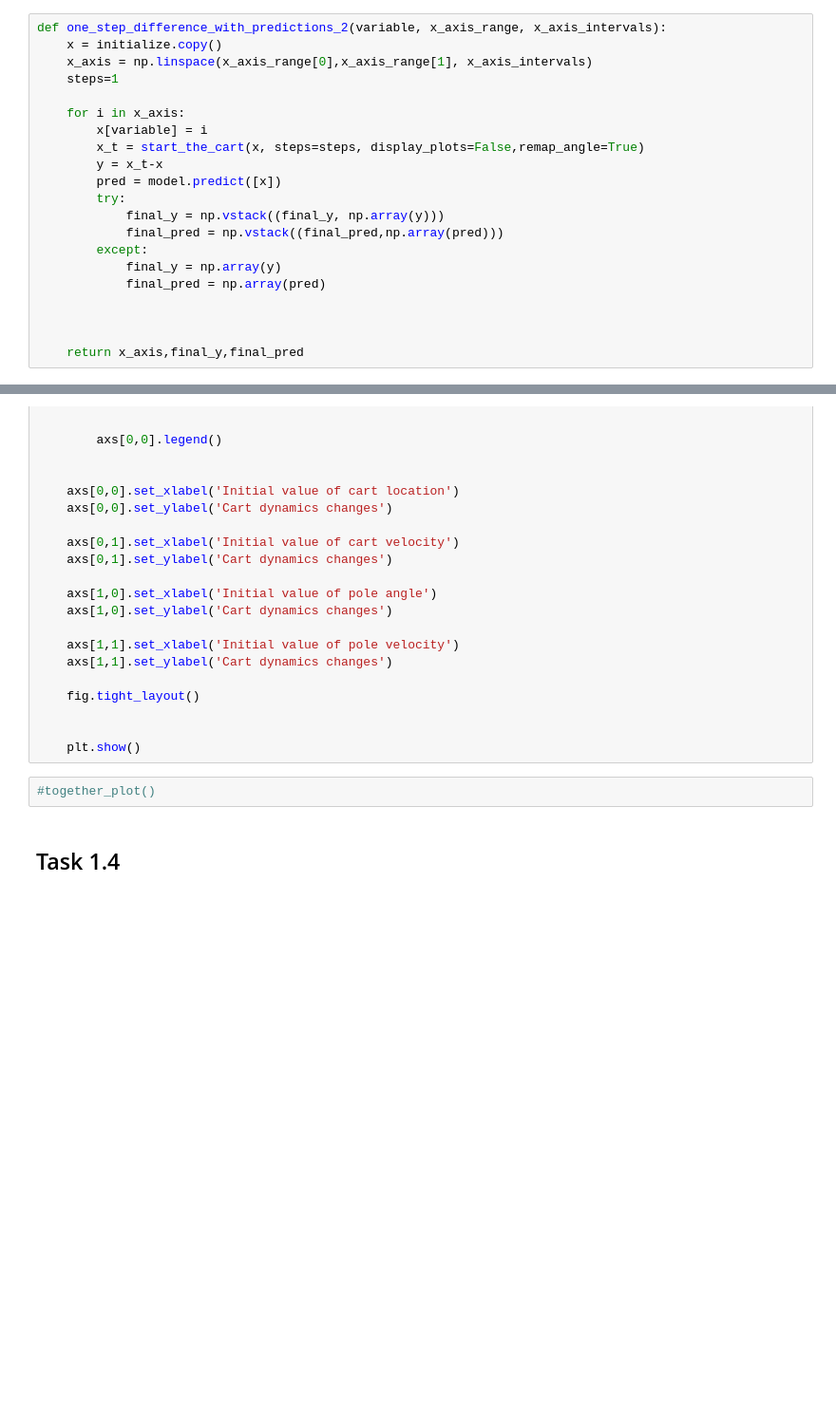
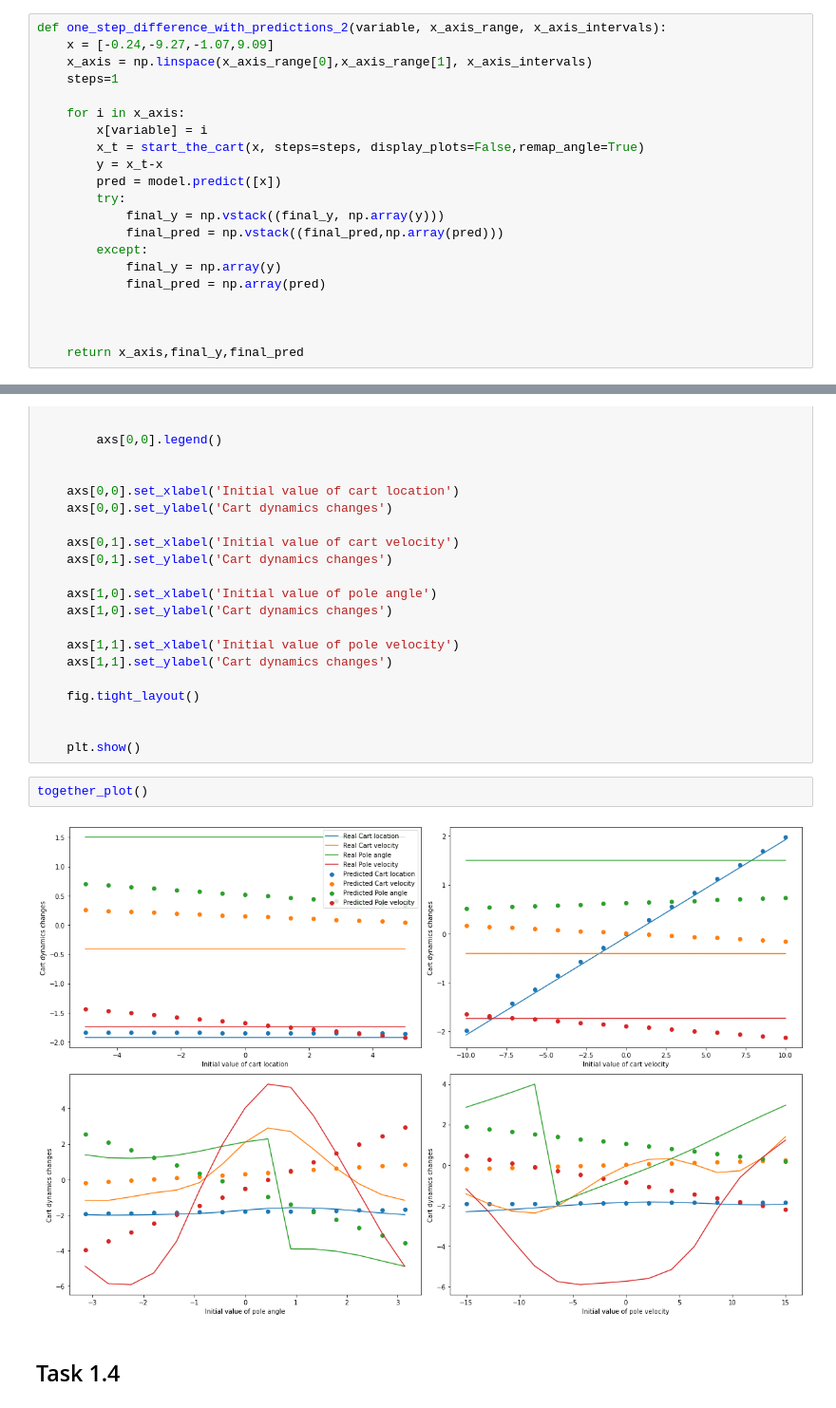
Before and after one commit to aditya-jain7/SF3, a Jupyter notebook: task_1_aj563_sf3_code.ipynb, the cells around one changed output, grey strips where cells are left out. Shown at 95% size. Cells and saved outputs as stored; diff of their text form; blank space fills up the shorter version.

```diff
--- a/task_1_aj563_sf3_code.ipynb
+++ b/task_1_aj563_sf3_code.ipynb
@@ -510,7 +510,7 @@ def real_vs_predicted(real,predicted):
 ### Scans with varying parameters
 # %%
 def one_step_difference_with_predictions_2(variable, x_axis_range, x_axis_intervals):
-    x = initialize.copy()
+    x = [-0.24,-9.27,-1.07,9.09]
     x_axis = np.linspace(x_axis_range[0],x_axis_range[1], x_axis_intervals)
     steps=1
 
@@ -572,8 +572,10 @@ def together_plot():
 
 
     plt.show()
-# %%
-#together_plot()
+# %%
+together_plot()
+# %% [output]
+[figure, added]
 # %% [markdown]
 ## Task 1.4
 # %%
```
Also changed, not shown: parts of 26 cells of this notebook.
